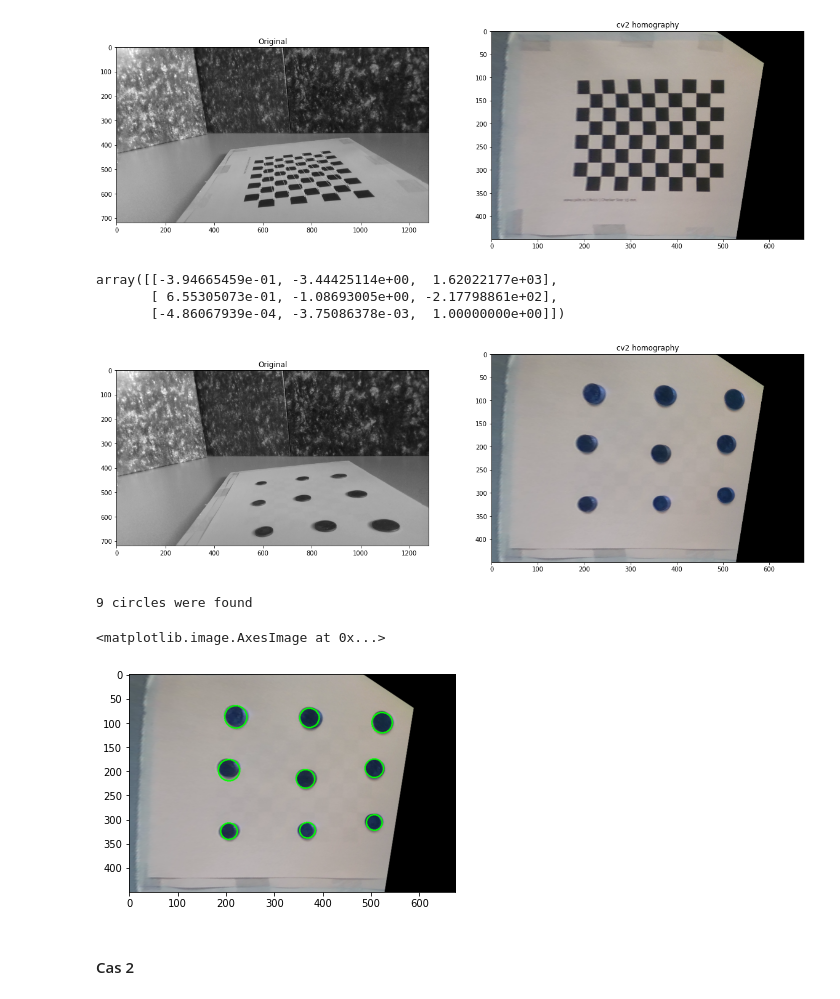
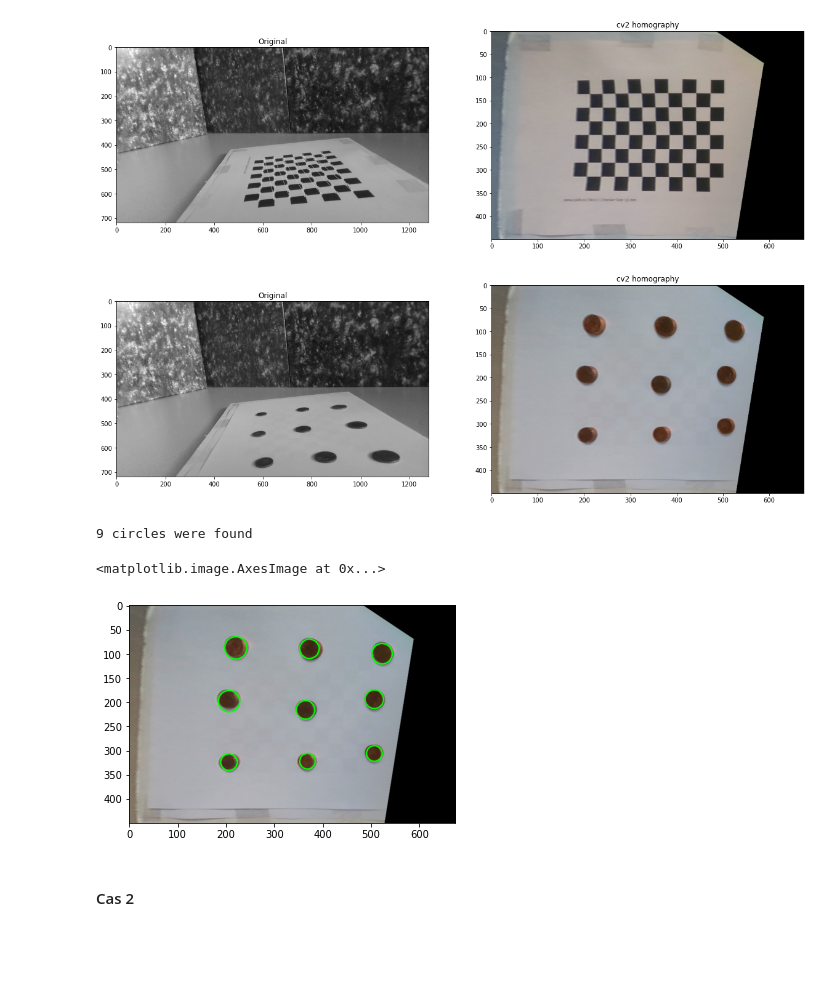
Before and after one commit to Stebf-22/CV---Notebooks, a Jupyter notebook: Practica 03/practica03.ipynb, the cells around one changed output. Saved outputs shown, nothing was run; the diff lists cells and outputs as text; code cells hidden in the pictures; blank space fills up the shorter version.

```diff
--- a/Practica 03/practica03.ipynb
+++ b/Practica 03/practica03.ipynb
@@ -123,26 +127,20 @@ top1 = prespecitve(h1, patro1)
 plot_org_top(patro1_gray, top1)
 # %% [output]
 [figure]
-# %%
-h1
-# %% [output]
-array([[-3.94665459e-01, -3.44425114e+00,  1.62022177e+03],
-       [ 6.55305073e-01, -1.08693005e+00, -2.17798861e+02],
-       [-4.86067939e-04, -3.75086378e-03,  1.00000000e+00]])
 # %%
 top_coin1 = prespecitve(h1, imgc1)
-plot_org_top(img1, top_coin1)
+plot_org_top(img1, top_coin1[:,:,::-1])
 # %% [output]
-[figure, old version]
+[figure, new version]
 # %%
 i1, c1 = find_coin(top_coin1)
 # %% [output]
 9 circles were found
 # %%
-plt.imshow(i1)
+plt.imshow(i1[:,:,::-1])
 # %% [output]
 <matplotlib.image.AxesImage at 0x...>
-[figure, old version]
+[figure, new version]
 # %% [markdown]
 #### Cas 2
 # %%
```
Also changed, not shown: parts of 8 cells of this notebook.
